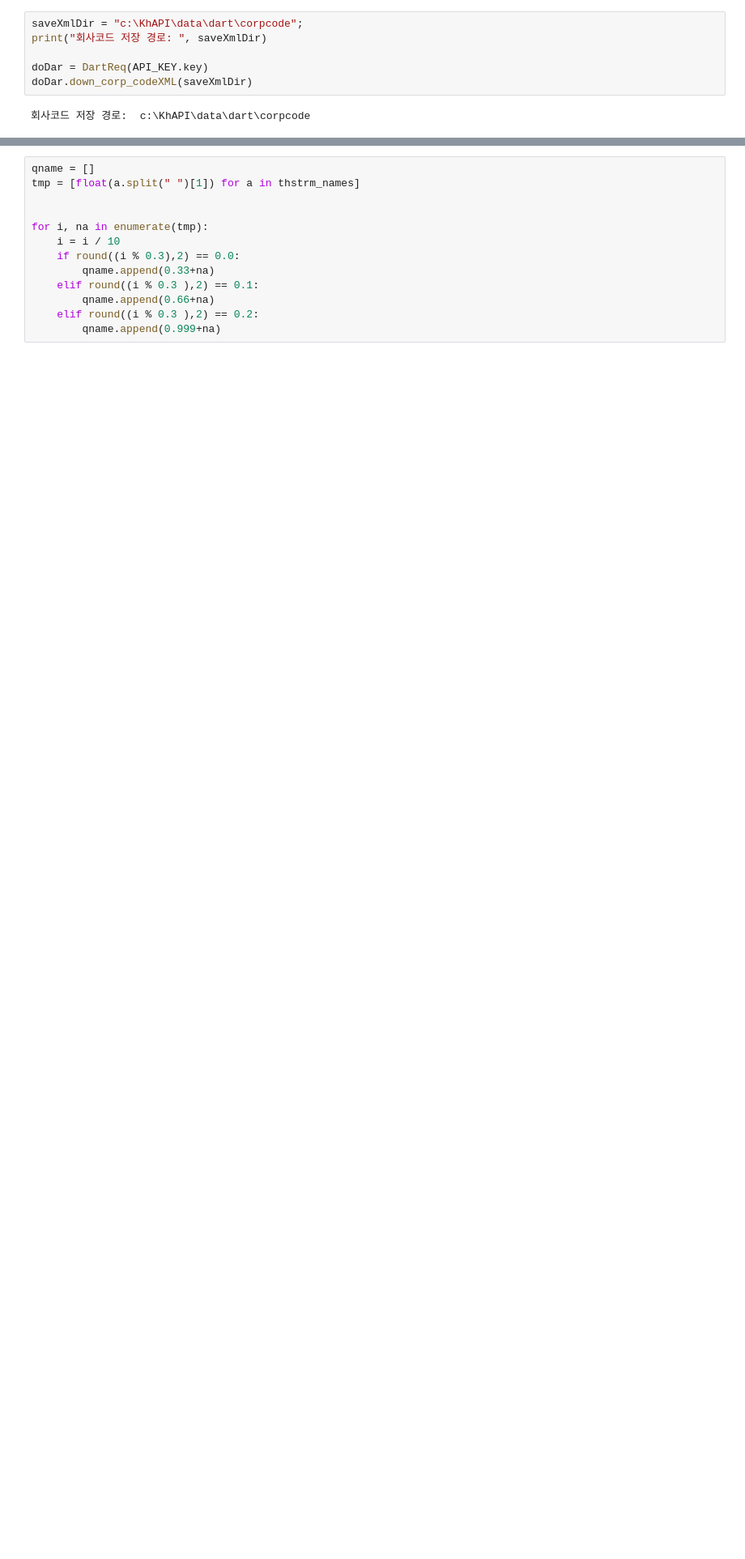
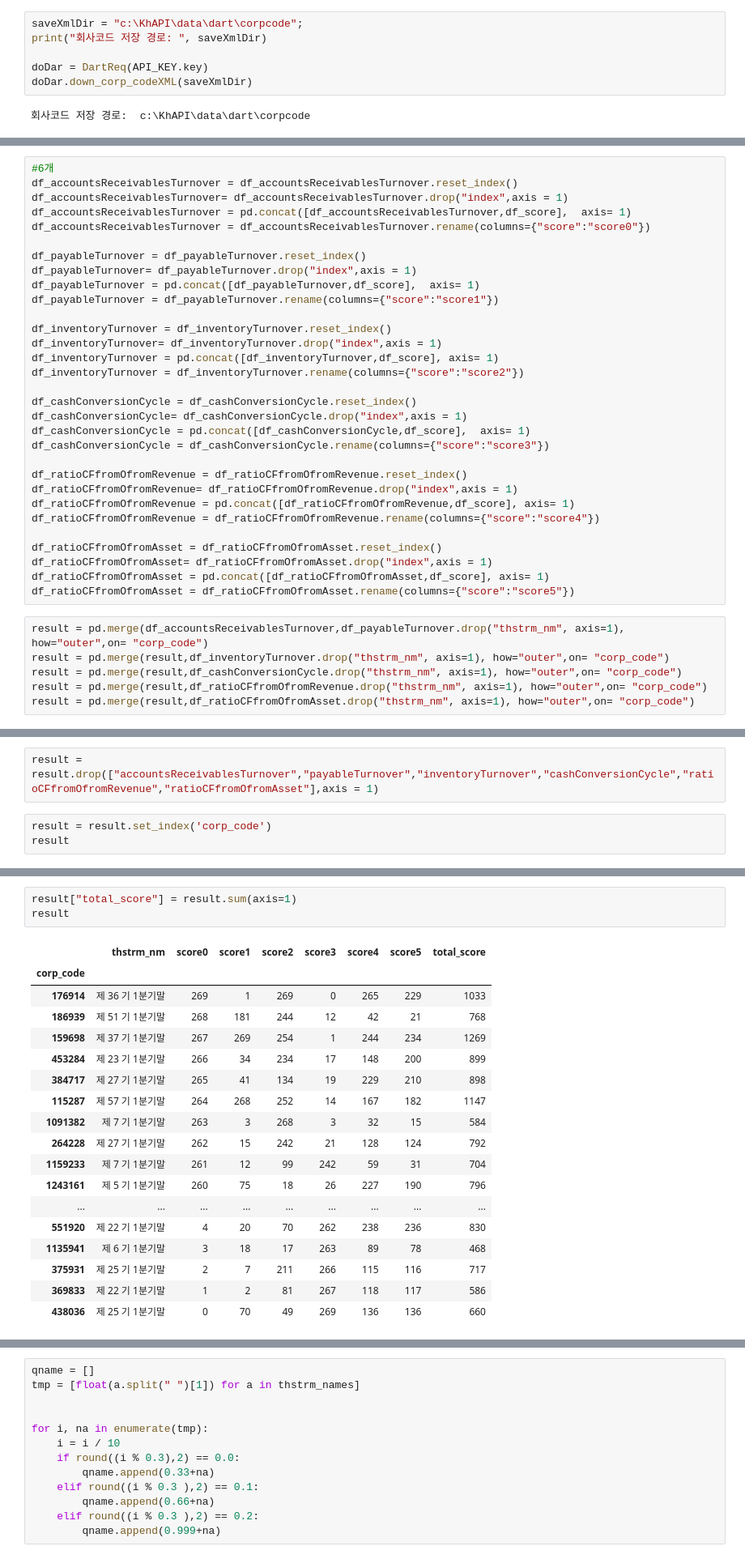
Before and after one commit to Gros19/KhAPI, a Jupyter notebook: Python/jupyter/sample/doDart.ipynb, the cells around one changed output, grey strips where cells are left out. Shown at 81% size. Saved outputs shown, nothing was run; the diff lists cells and outputs as text; blank space fills up the shorter version.

```diff
--- a/Python/jupyter/sample/doDart.ipynb
+++ b/Python/jupyter/sample/doDart.ipynb
@@ -476,0 +402,37 @@ RemoteDisconnected: Remote end closed connection without response
+# %%
+#6개
+df_accountsReceivablesTurnover = df_accountsReceivablesTurnover.reset_index()
+df_accountsReceivablesTurnover= df_accountsReceivablesTurnover.drop("index",axis = 1)
+df_accountsReceivablesTurnover = pd.concat([df_accountsReceivablesTurnover,df_score],  axis= 1)
+df_accountsReceivablesTurnover = df_accountsReceivablesTurnover.rename(columns={"score":"score0"})
+
+df_payableTurnover = df_payableTurnover.reset_index()
+df_payableTurnover= df_payableTurnover.drop("index",axis = 1)
+df_payableTurnover = pd.concat([df_payableTurnover,df_score],  axis= 1)
+df_payableTurnover = df_payableTurnover.rename(columns={"score":"score1"})
+
+df_inventoryTurnover = df_inventoryTurnover.reset_index()
+df_inventoryTurnover= df_inventoryTurnover.drop("index",axis = 1)
+df_inventoryTurnover = pd.concat([df_inventoryTurnover,df_score], axis= 1)
+df_inventoryTurnover = df_inventoryTurnover.rename(columns={"score":"score2"})
+
+df_cashConversionCycle = df_cashConversionCycle.reset_index()
+df_cashConversionCycle= df_cashConversionCycle.drop("index",axis = 1)
+df_cashConversionCycle = pd.concat([df_cashConversionCycle,df_score],  axis= 1)
+df_cashConversionCycle = df_cashConversionCycle.rename(columns={"score":"score3"})
+
+df_ratioCFfromOfromRevenue = df_ratioCFfromOfromRevenue.reset_index()
+df_ratioCFfromOfromRevenue= df_ratioCFfromOfromRevenue.drop("index",axis = 1)
+df_ratioCFfromOfromRevenue = pd.concat([df_ratioCFfromOfromRevenue,df_score], axis= 1)
+df_ratioCFfromOfromRevenue = df_ratioCFfromOfromRevenue.rename(columns={"score":"score4"})
+
+df_ratioCFfromOfromAsset = df_ratioCFfromOfromAsset.reset_index()
+df_ratioCFfromOfromAsset= df_ratioCFfromOfromAsset.drop("index",axis = 1)
+df_ratioCFfromOfromAsset = pd.concat([df_ratioCFfromOfromAsset,df_score], axis= 1)
+df_ratioCFfromOfromAsset = df_ratioCFfromOfromAsset.rename(columns={"score":"score5"})
+# %%
+result = pd.merge(df_accountsReceivablesTurnover,df_payableTurnover.drop("thstrm_nm", axis=1), how="outer",on= "corp_code")
+result = pd.merge(result,df_inventoryTurnover.drop("thstrm_nm", axis=1), how="outer",on= "corp_code")
+result = pd.merge(result,df_cashConversionCycle.drop("thstrm_nm", axis=1), how="outer",on= "corp_code")
+result = pd.merge(result,df_ratioCFfromOfromRevenue.drop("thstrm_nm", axis=1), how="outer",on= "corp_code")
+result = pd.merge(result,df_ratioCFfromOfromAsset.drop("thstrm_nm", axis=1), how="outer",on= "corp_code")
@@ -476,0 +459,5 @@ RemoteDisconnected: Remote end closed connection without response
+# %%
+result = result.drop(["accountsReceivablesTurnover","payableTurnover","inventoryTurnover","cashConversionCycle","ratioCFfromOfromRevenue","ratioCFfromOfromAsset"],axis = 1)
+# %%
+result = result.set_index('corp_code')
+result
@@ -476,0 +503,22 @@ RemoteDisconnected: Remote end closed connection without response
+# %%
+result["total_score"] = result.sum(axis=1)
+result
+# %% [output]
+|  | thstrm_nm | score0 | score1 | score2 | score3 | score4 | score5 | total_score |
+| corp_code |  |  |  |  |  |  |  |  |
+| 176914 | 제 36 기 1분기말 | 269 | 1 | 269 | 0 | 265 | 229 | 1033 |
+| 186939 | 제 51 기 1분기말 | 268 | 181 | 244 | 12 | 42 | 21 | 768 |
+| 159698 | 제 37 기 1분기말 | 267 | 269 | 254 | 1 | 244 | 234 | 1269 |
+| 453284 | 제 23 기 1분기말 | 266 | 34 | 234 | 17 | 148 | 200 | 899 |
+| 384717 | 제 27 기 1분기말 | 265 | 41 | 134 | 19 | 229 | 210 | 898 |
+| 115287 | 제 57 기 1분기말 | 264 | 268 | 252 | 14 | 167 | 182 | 1147 |
+| 1091382 | 제 7 기 1분기말 | 263 | 3 | 268 | 3 | 32 | 15 | 584 |
+| 264228 | 제 27 기 1분기말 | 262 | 15 | 242 | 21 | 128 | 124 | 792 |
+| 1159233 | 제 7 기 1분기말 | 261 | 12 | 99 | 242 | 59 | 31 | 704 |
+| 1243161 | 제 5 기 1분기말 | 260 | 75 | 18 | 26 | 227 | 190 | 796 |
+| ... | ... | ... | ... | ... | ... | ... | ... | ... |
+| 551920 | 제 22 기 1분기말 | 4 | 20 | 70 | 262 | 238 | 236 | 830 |
+| 1135941 | 제 6 기 1분기말 | 3 | 18 | 17 | 263 | 89 | 78 | 468 |
+| 375931 | 제 25 기 1분기말 | 2 | 7 | 211 | 266 | 115 | 116 | 717 |
+| 369833 | 제 22 기 1분기말 | 1 | 2 | 81 | 267 | 118 | 117 | 586 |
+| 438036 | 제 25 기 1분기말 | 0 | 70 | 49 | 269 | 136 | 136 | 660 |
```
Also changed, not shown: parts of 63 cells of this notebook, 12 other files.
